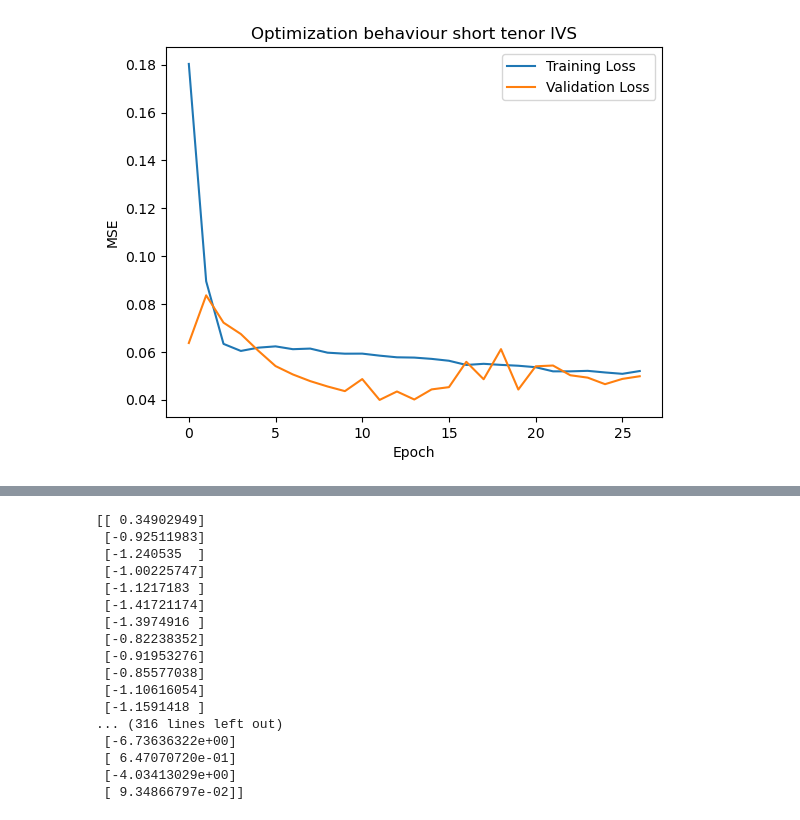
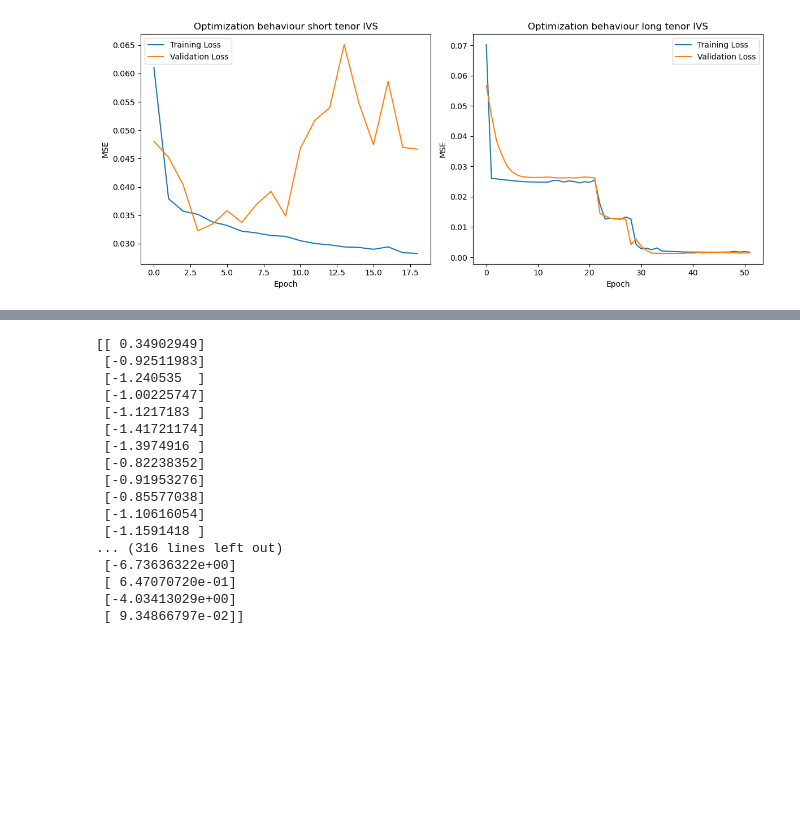
Before and after one commit to liunuosu/option_pricing, a Jupyter notebook: results.ipynb, the cells around one changed output, grey strips where cells are left out. Saved outputs shown, nothing was run; the diff lists cells and outputs as text; code cells hidden in the pictures; blank space fills up the shorter version.

```diff
--- a/results.ipynb
+++ b/results.ipynb
@@ -7,14 +9,6 @@ import tensorflow as tf
 # %%
-train_loss = np.load('results/train_loss.npy_short_ttm_put_run1.npy')
-val_loss = np.load('results/val_loss.npy_short_ttm_put_run1.npy')
+train_loss_long = np.load('results/train_loss.npy_long_ttm_put_sm_True_ws_5_h_1_2_7_4_fixed.npy')
+val_loss_long = np.load('results/val_loss.npy_long_ttm_put_sm_True_ws_5_h_12_7_4_fixed.npy')
+
+train_loss_short = np.load('results/train_loss.npy_short_ttm_put_sm_True_ws_5_h_1_2_7_4_fixed.npy')
+val_loss_short = np.load('results/val_loss.npy_short_ttm_put_sm_True_ws_5_h_12_7_4_fixed.npy')
-# %%
-plt.plot(train_loss, label='Training Loss')
-plt.plot(val_loss, label='Validation Loss')
-plt.xlabel('Epoch')
-plt.ylabel('MSE')
-plt.title('Optimization behaviour short tenor IVS')
-plt.legend()
-plt.savefig('figures/short_ttm_epoch')
-plt.show()
-# %% [output]
-[figure, removed]
@@ -29,0 +15,25 @@ plt.show()
+# %%
+fig, axs = plt.subplots(1, 2, figsize=(12, 5))  # Adjust figsize as needed
+
+# Plot for short tenor IVS
+axs[0].plot(train_loss_short, label='Training Loss')
+axs[0].plot(val_loss_short, label='Validation Loss')
+axs[0].set_xlabel('Epoch')
+axs[0].set_ylabel('MSE')
+axs[0].set_title('Optimization behaviour short tenor IVS')
+axs[0].legend()
+
+# Plot for long tenor IVS
+axs[1].plot(train_loss_long, label='Training Loss')
+axs[1].plot(val_loss_long, label='Validation Loss')
+axs[1].set_xlabel('Epoch')
+axs[1].set_ylabel('MSE')
+axs[1].set_title('Optimization behaviour long tenor IVS')
+axs[1].legend()
+
+# Save and show
+plt.tight_layout()
+plt.savefig('figures/ttm_epoch_side_by_side.png')
+plt.show()
+# %% [output]
+[figure, added]
```
Also changed, not shown: parts of 19 cells of this notebook, 8 other files.
